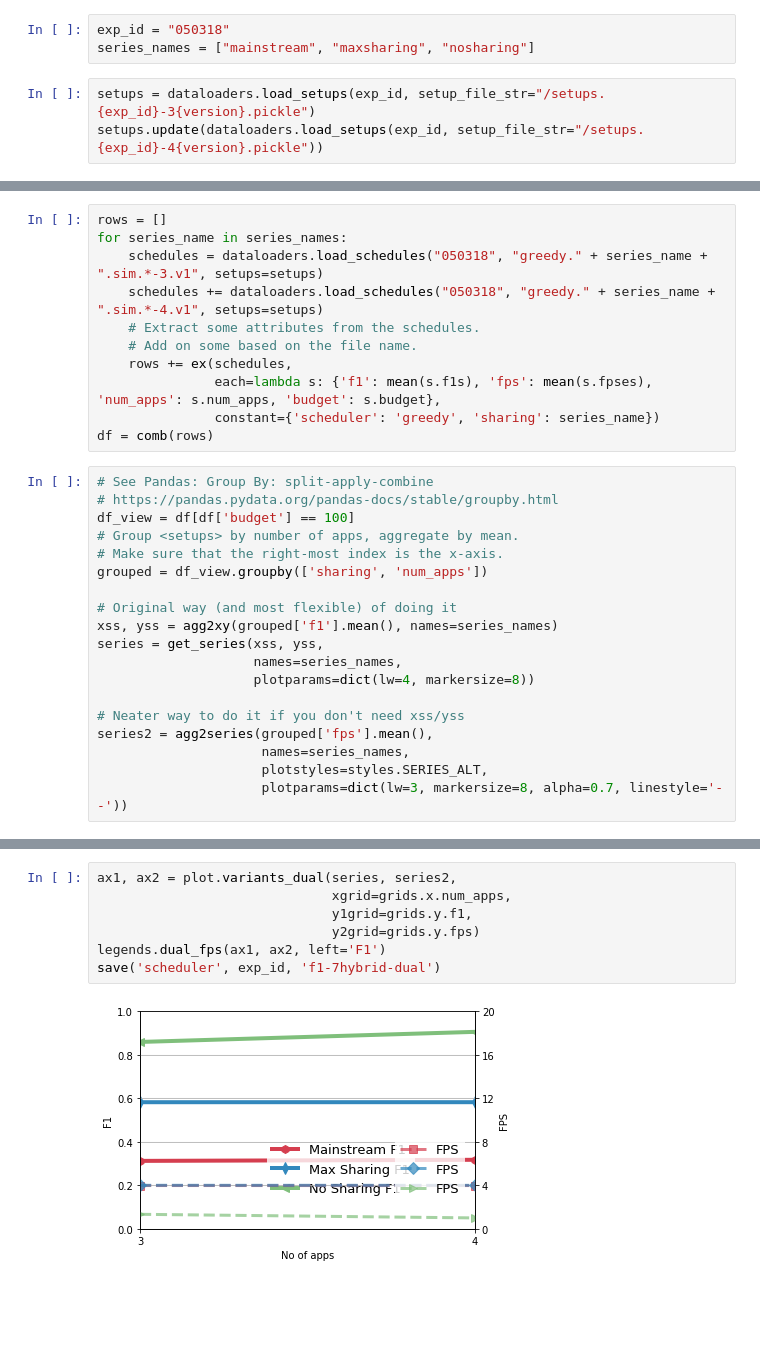
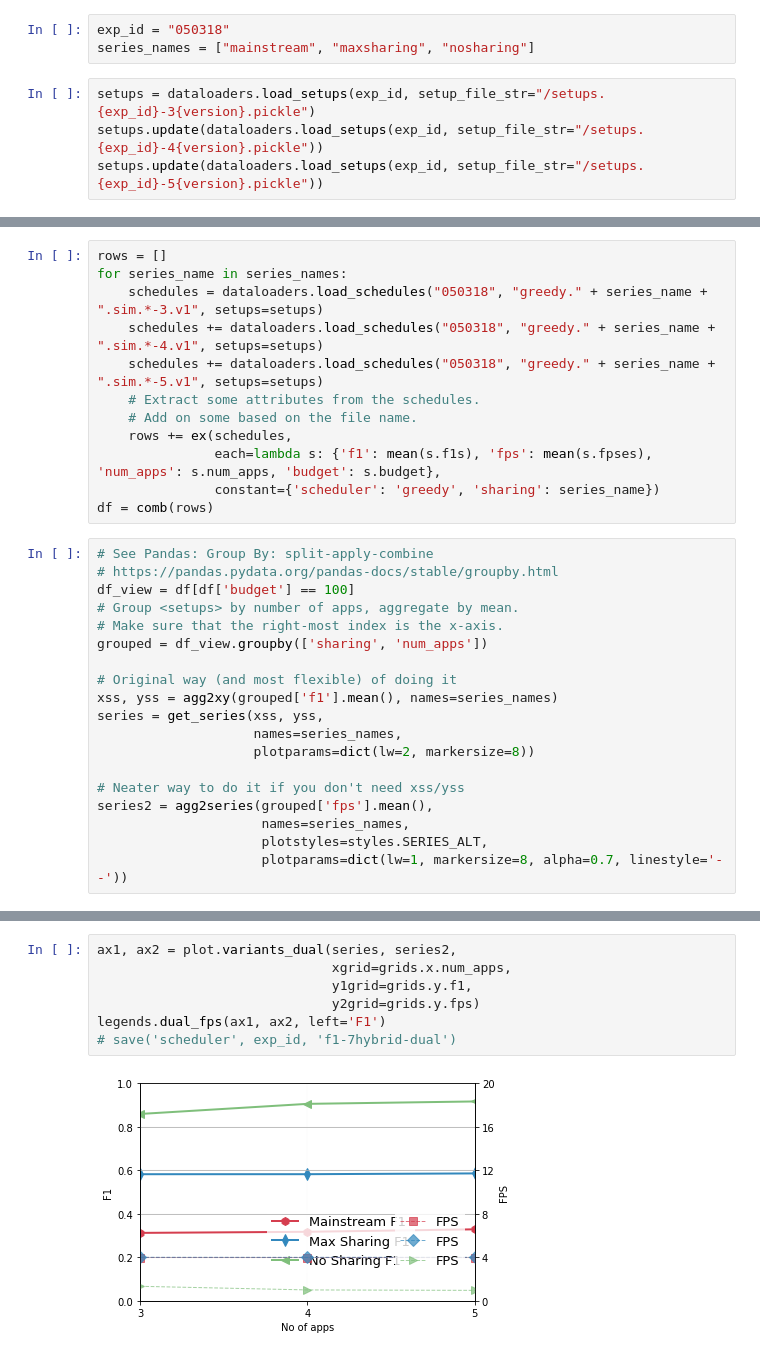
Before and after one commit to angelajiang/mainstream-analysis, a Jupyter notebook: 2018-Spring/notebooks/daniel/fig7.ipynb, the cells around one changed output, grey strips where cells are left out. Cells and saved outputs as stored; diff of their text form; blank space fills up the shorter version.

```diff
--- a/2018-Spring/notebooks/daniel/fig7.ipynb
+++ b/2018-Spring/notebooks/daniel/fig7.ipynb
@@ -6,6 +6,7 @@ series_names = ["mainstream", "maxsharing", "nosharing"]
 # %%
 setups = dataloaders.load_setups(exp_id, setup_file_str="/setups.{exp_id}-3{version}.pickle")
 setups.update(dataloaders.load_setups(exp_id, setup_file_str="/setups.{exp_id}-4{version}.pickle"))
+setups.update(dataloaders.load_setups(exp_id, setup_file_str="/setups.{exp_id}-5{version}.pickle"))
 # %% [output]
 Loading setups... Done
 Loading setups... Done
@@ -14,6 +22,7 @@ rows = []
 for series_name in series_names:
     schedules = dataloaders.load_schedules("050318", "greedy." + series_name + ".sim.*-3.v1", setups=setups)
     schedules += dataloaders.load_schedules("050318", "greedy." + series_name + ".sim.*-4.v1", setups=setups)
+    schedules += dataloaders.load_schedules("050318", "greedy." + series_name + ".sim.*-5.v1", setups=setups)
     # Extract some attributes from the schedules.
     # Add on some based on the file name.
     rows += ex(schedules,
@@ -32,13 +41,13 @@ grouped = df_view.groupby(['sharing', 'num_apps'])
 xss, yss = agg2xy(grouped['f1'].mean(), names=series_names)
 series = get_series(xss, yss,
                     names=series_names,
-                    plotparams=dict(lw=4, markersize=8))
+                    plotparams=dict(lw=2, markersize=8))
 
 # Neater way to do it if you don't need xss/yss
 series2 = agg2series(grouped['fps'].mean(),
                      names=series_names,
                      plotstyles=styles.SERIES_ALT,
-                     plotparams=dict(lw=3, markersize=8, alpha=0.7, linestyle='--'))
+                     plotparams=dict(lw=1, markersize=8, alpha=0.7, linestyle='--'))
 # %%
 # You can call grids.x/grids.y directly, or supply it as parameters.
 plot.variants(series)
@@ -71,9 +80,9 @@ plot.variants(series3, xgrid=grids.x.num_apps, ygrid=grids.y.f1)
 # %%
 ax1, ax2 = plot.variants_dual(series, series2,
                               xgrid=grids.x.num_apps,
                               y1grid=grids.y.f1,
                               y2grid=grids.y.fps)
 legends.dual_fps(ax1, ax2, left='F1')
-save('scheduler', exp_id, 'f1-7hybrid-dual')
+# save('scheduler', exp_id, 'f1-7hybrid-dual')
 # %% [output]
-[figure, old version]
+[figure, new version]
```
Also changed, not shown: parts of 6 cells of this notebook, 4 other files.
